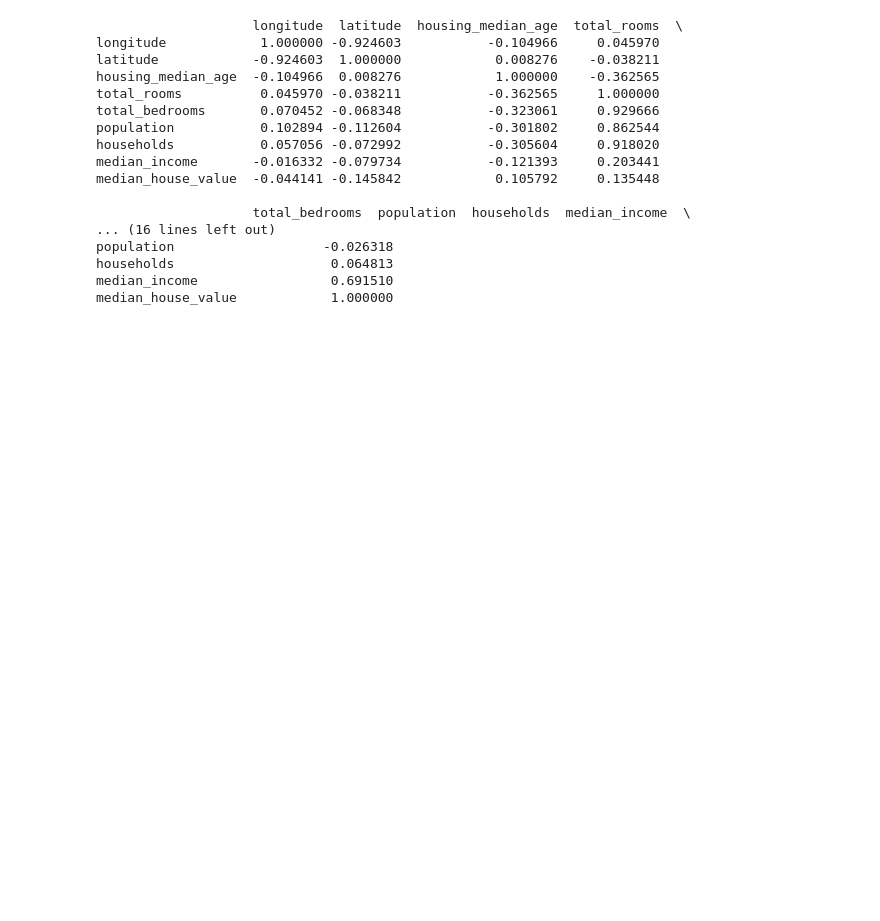
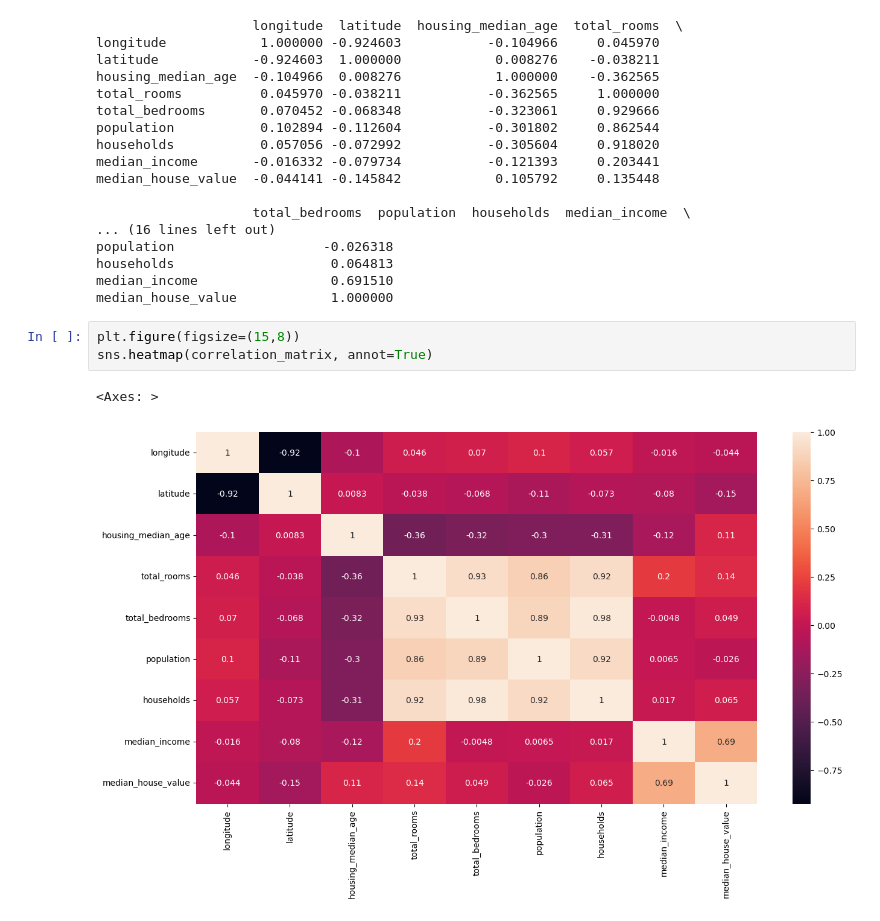
Before and after one commit to pernebay-arailym/Project_20_Price_Prediction_MachineLearning, a Jupyter notebook: price_prediction.ipynb, the cells around one changed output. Drawn from its saved outputs; the diff is of its cells as text; blank space fills up the shorter version.

Commit message:
plotted heatmap sns

```diff
--- a/price_prediction.ipynb
+++ b/price_prediction.ipynb
@@ -128,3 +128,9 @@ population                   -0.026318
 households                    0.064813
 median_income                 0.691510
 median_house_value            1.000000
+# %%
+plt.figure(figsize=(15,8))
+sns.heatmap(correlation_matrix, annot=True)
+# %% [output]
+<Axes: >
+[figure, added]
```
